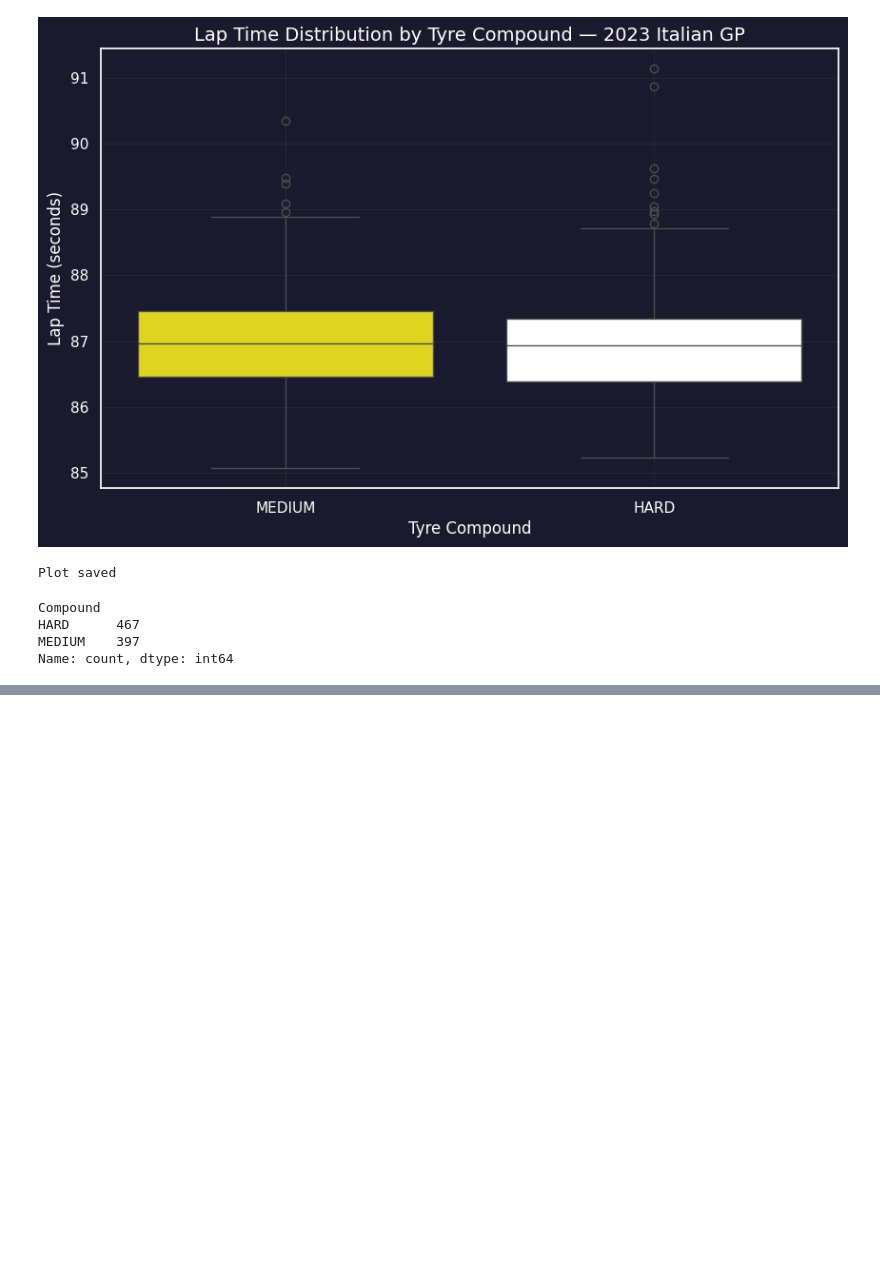
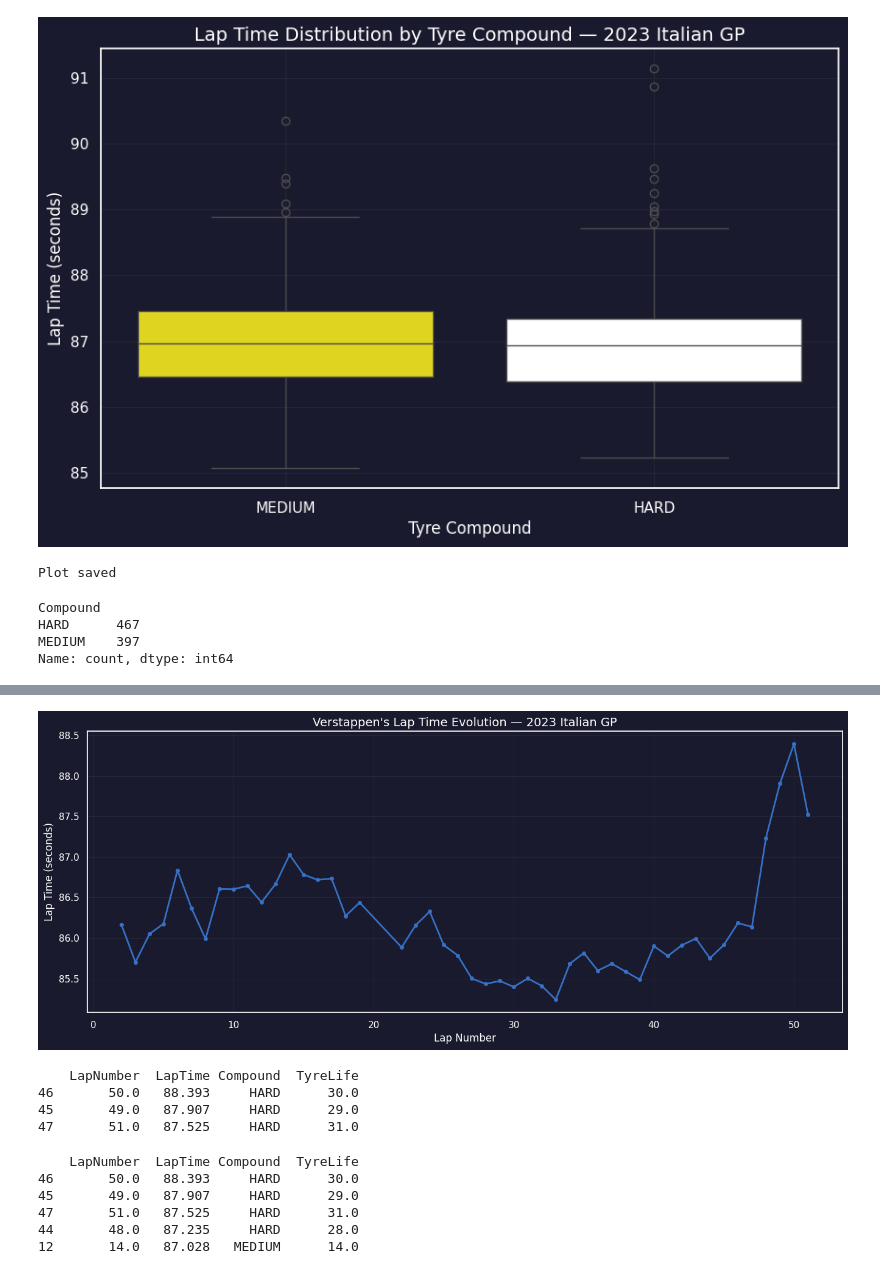
Before and after one commit to brojokishor/f1-eda, a Jupyter notebook: notebooks/03_analysis_and_viz.ipynb, the cells around one changed output, grey strips where cells are left out. Saved outputs shown, nothing was run; the diff lists cells and outputs as text; code cells hidden in the pictures; blank space fills up the shorter version.

```diff
--- a/notebooks/03_analysis_and_viz.ipynb
+++ b/notebooks/03_analysis_and_viz.ipynb
@@ -176,0 +216,44 @@ Name: count, dtype: int64
+# %%
+# Verstappen's lap times only
+ver = laps[laps['Driver'] == 'VER'].copy()
+ver = ver[ver['LapTime'] < 120]
+
+plt.figure(figsize=(16, 6), facecolor='#1a1a2e')
+ax = plt.gca()
+ax.set_facecolor('#1a1a2e')
+
+ax.plot(ver['LapNumber'], ver['LapTime'],
+        color='#3671C6', linewidth=2, marker='o', markersize=4)
+
+ax.set_xlabel('Lap Number', color='white')
+ax.set_ylabel('Lap Time (seconds)', color='white')
+ax.set_title("Verstappen's Lap Time Evolution — 2023 Italian GP",
+             color='white', fontsize=14)
+ax.tick_params(colors='white')
+ax.grid(True, color='white', alpha=0.08, linewidth=0.5)
+
+save_path = '/home/bkm/Downloads/Desktop/F1 EDA Project/f1-eda/outputs/figures/ver_laptime_evolution.png'
+plt.savefig(save_path, dpi=150, bbox_inches='tight')
+plt.show()
+# %% [output]
+[figure, added]
+# %%
+# Show Verstappen's slowest laps — these are his pit stop laps
+ver_all = laps[laps['Driver'] == 'VER'].copy()
+print(ver_all.nlargest(3, 'LapTime')[['LapNumber', 'LapTime', 'Compound', 'TyreLife']])
+# %% [output]
+    LapNumber  LapTime Compound  TyreLife
+46       50.0   88.393     HARD      30.0
+45       49.0   87.907     HARD      29.0
+47       51.0   87.525     HARD      31.0
+# %%
+ver_all = laps[laps['Driver'] == 'VER'].copy()
+# Show ALL laps including pit stop laps
+print(ver_all.nlargest(5, 'LapTime')[['LapNumber', 'LapTime', 'Compound', 'TyreLife']])
+# %% [output]
+    LapNumber  LapTime Compound  TyreLife
+46       50.0   88.393     HARD      30.0
+45       49.0   87.907     HARD      29.0
+47       51.0   87.525     HARD      31.0
+44       48.0   87.235     HARD      28.0
+12       14.0   87.028   MEDIUM      14.0
```
Also changed, not shown: parts of 5 cells of this notebook, 4 other files.
